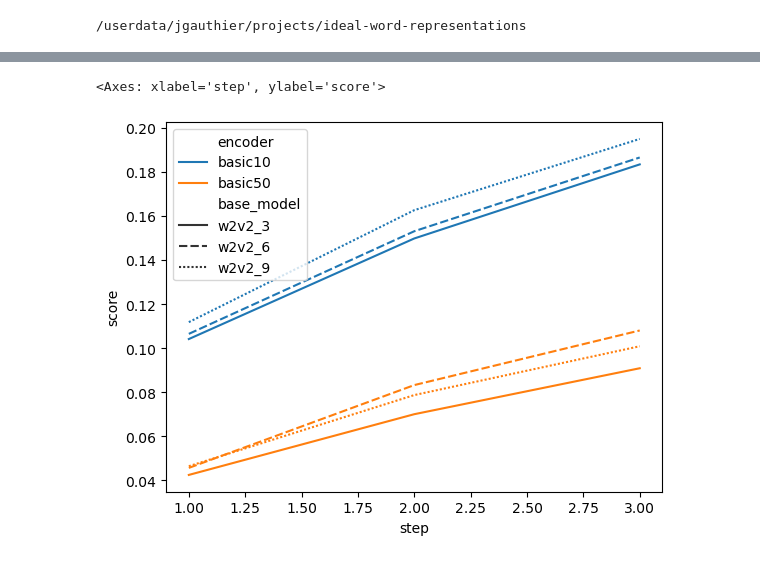
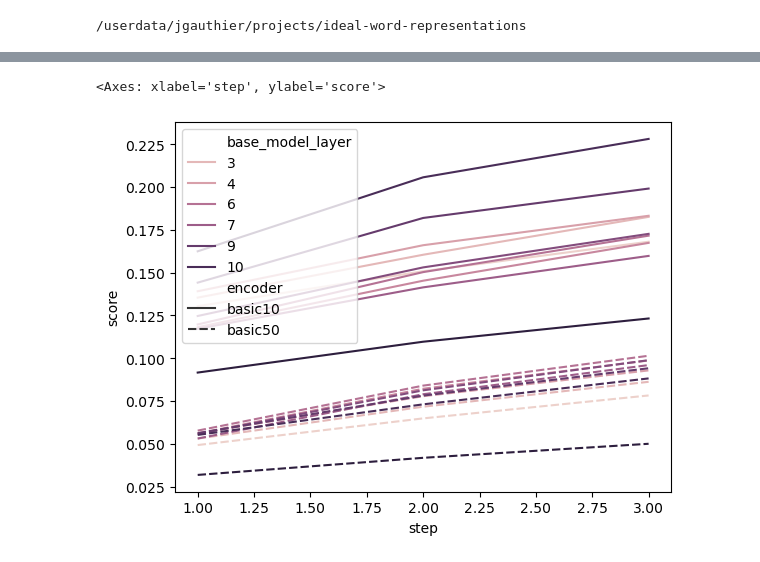
Before and after one commit to hans/ideal-word-representations, a Jupyter notebook: notebooks/synthetic_encoding/feature_selection_summary.ipynb, the cells around one changed output, grey strips where cells are left out. Cells and saved outputs as stored; diff of their text form; code cells hidden in the pictures.

Commit message:
exploration with synthetic encoding of word-broad et al. across layers

```diff
--- a/notebooks/synthetic_encoding/feature_selection_summary.ipynb
+++ b/notebooks/synthetic_encoding/feature_selection_summary.ipynb
@@ -80,8 +90,10 @@ merged_df = score_df.merge(selection_df, on=["encoder", "base_model", "step"]).s
 merged_df["improvement"] = merged_df.score.diff()
 merged_df.loc[merged_df.index.get_level_values("step") == 1, "improvement"] = merged_df.loc[merged_df.index.get_level_values("step") == 1, "score"]
 merged_df = merged_df.reset_index()
+merged_df["base_model_class"] = merged_df.base_model.str.rsplit("_", n=1).str[0]
+merged_df["base_model_layer"] = merged_df.base_model.str.rsplit("_", n=1).str[-1].astype(int)
 # %%
-merged_df.pipe((sns.lineplot, "data"), x="step", y="score", hue="encoder", style="base_model")
+merged_df.pipe((sns.lineplot, "data"), x="step", y="score", hue="base_model_layer", style="encoder")
 # %% [output]
 <Axes: xlabel='step', ylabel='score'>
-[figure, old version]
+[figure, new version]
```
Also changed, not shown: parts of 10 cells of this notebook, 17 other files.
